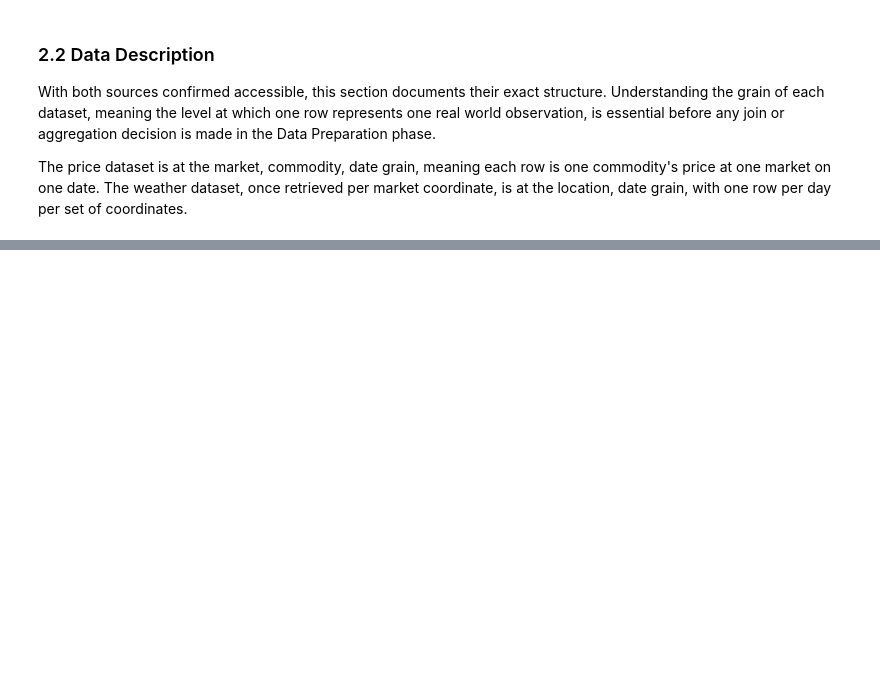
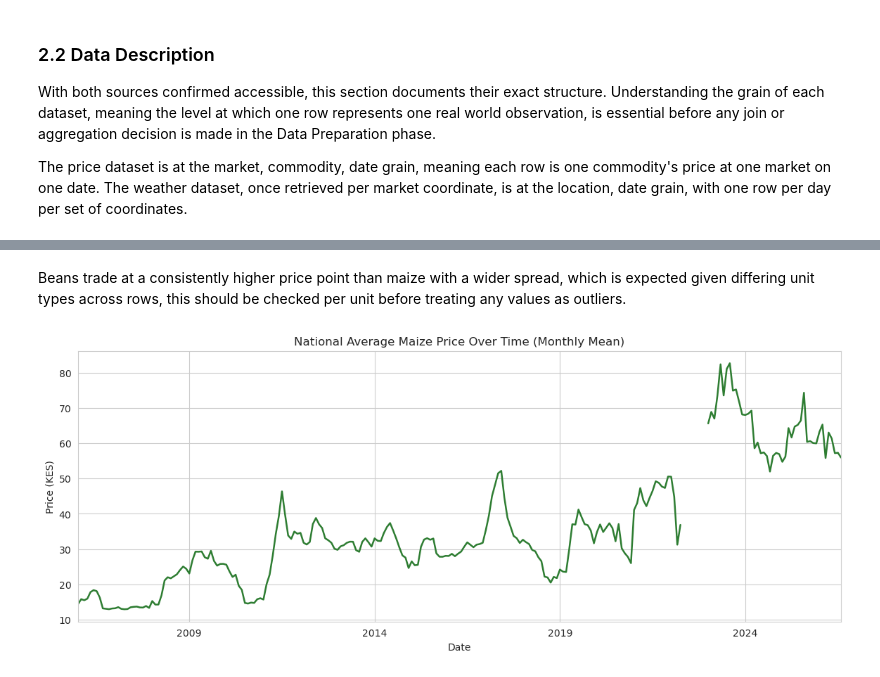
Before and after one commit to kevinkiplangat432/Predictive-Time-Series-Pipeline-using-a-Dual-Input-LSTM-and-Geospatial-Mapping, a Jupyter notebook: kenyan_prices_food.ipynb, the cells around one changed output, grey strips where cells are left out. Saved outputs shown, nothing was run; the diff lists cells and outputs as text; code cells hidden in the pictures; blank space fills up the shorter version.

```diff
--- a/kenyan_prices_food.ipynb
+++ b/kenyan_prices_food.ipynb
@@ -195,0 +279,15 @@ The price dataset is at the market, commodity, date grain, meaning each row is o
+# %% [markdown]
+Beans trade at a consistently higher price point than maize with a wider spread, which is expected given differing unit types across rows, this should be checked per unit before treating any values as outliers.
+# %%
+# national average maize price by month
+maize = prices[prices["commodity"] == "Maize"].copy()
+maize_monthly = maize.groupby(pd.Grouper(key="date", freq="ME"))["price"].mean()
+
+plt.figure(figsize=(14, 5))
+maize_monthly.plot(color="#2E7D32", linewidth=1.8)
+plt.title("National Average Maize Price Over Time (Monthly Mean)")
+plt.ylabel("Price (KES)")
+plt.xlabel("Date")
+plt.show()
+# %% [output]
+[figure, added]
```
Also changed, not shown: parts of 53 cells of this notebook.
